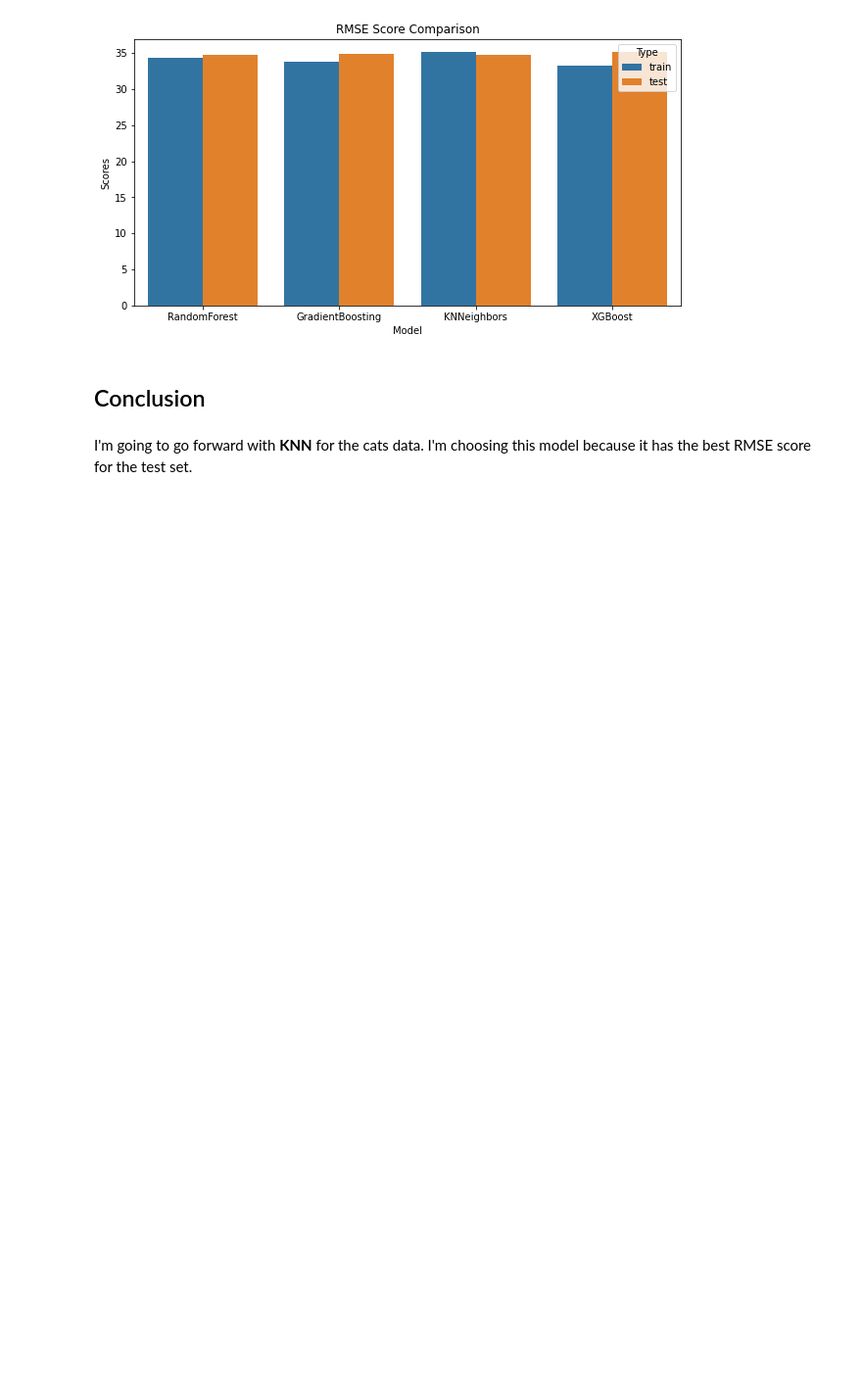
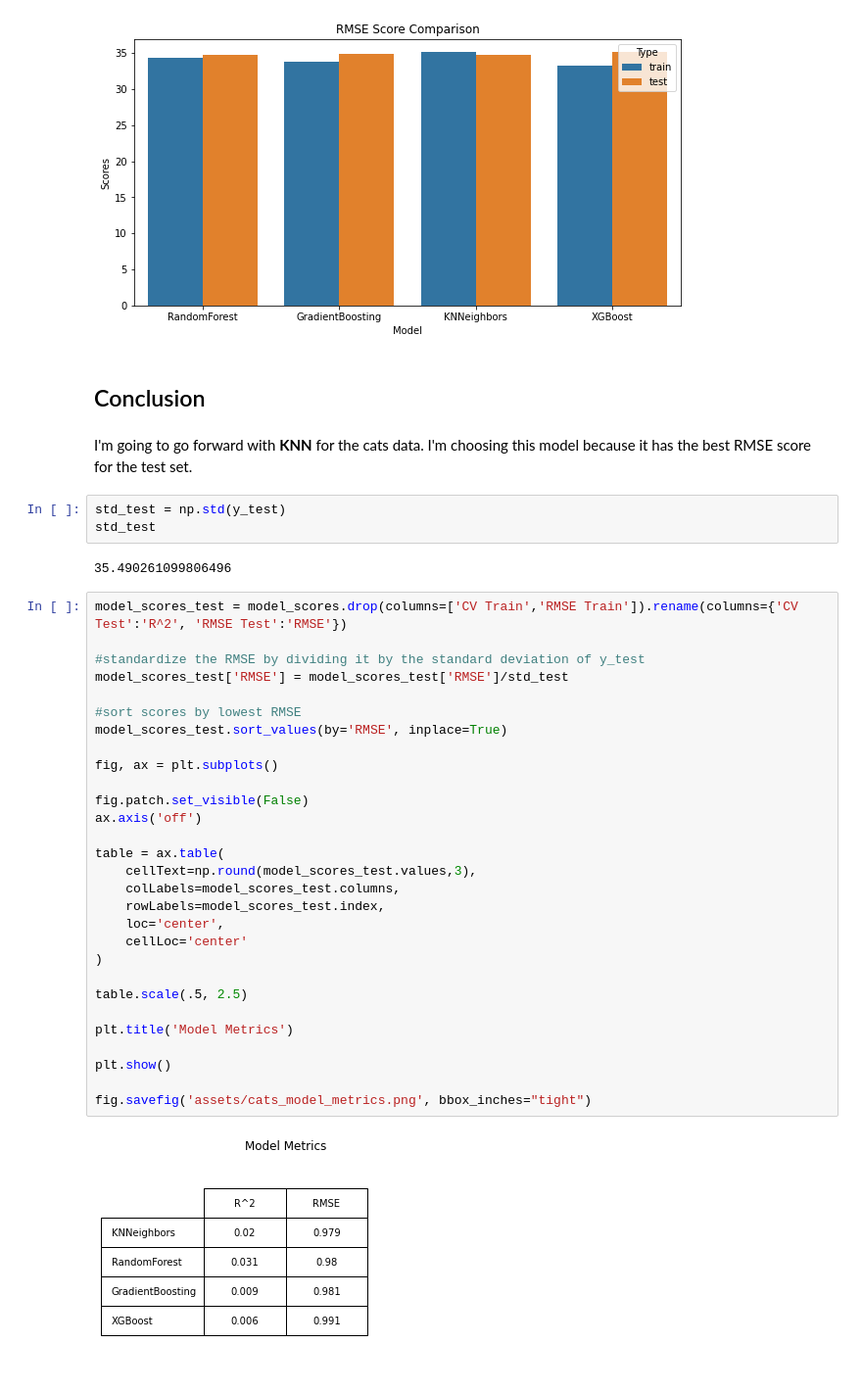
Before and after one commit to JessicaELewis/Pet-Adoptions, a Jupyter notebook: Step 4 - Preprocessing & Training Cats.ipynb, the cells around one changed output. Shown: that part at 98% size. Drawn from its saved outputs; the diff is of its cells as text; blank space fills up the shorter version.

Commit message:
finished model metrics file

```diff
--- a/Step 4 - Preprocessing & Training Cats.ipynb
+++ b/Step 4 - Preprocessing & Training Cats.ipynb
@@ -482,3 +482,39 @@ plt.show()
 ## Conclusion
 # %% [markdown]
 I'm going to go forward with **KNN** for the cats data. I'm choosing this model because it has the best RMSE score for the test set.
+# %%
+std_test = np.std(y_test)
+std_test
+# %% [output]
+35.490261099806496
+# %%
+model_scores_test = model_scores.drop(columns=['CV Train','RMSE Train']).rename(columns={'CV Test':'R^2', 'RMSE Test':'RMSE'})
+
+#standardize the RMSE by dividing it by the standard deviation of y_test
+model_scores_test['RMSE'] = model_scores_test['RMSE']/std_test
+
+#sort scores by lowest RMSE
+model_scores_test.sort_values(by='RMSE', inplace=True)
+
+fig, ax = plt.subplots()
+
+fig.patch.set_visible(False)
+ax.axis('off')
+
+table = ax.table(
+    cellText=np.round(model_scores_test.values,3),
+    colLabels=model_scores_test.columns,
+    rowLabels=model_scores_test.index,
+    loc='center',
+    cellLoc='center'
+)
+
+table.scale(.5, 2.5)
+
+plt.title('Model Metrics')
+
+plt.show()
+
+fig.savefig('assets/cats_model_metrics.png', bbox_inches="tight")
+# %% [output]
+[figure, added]
```
Also changed, not shown: parts of 1 cell of this notebook, 9 other files.
